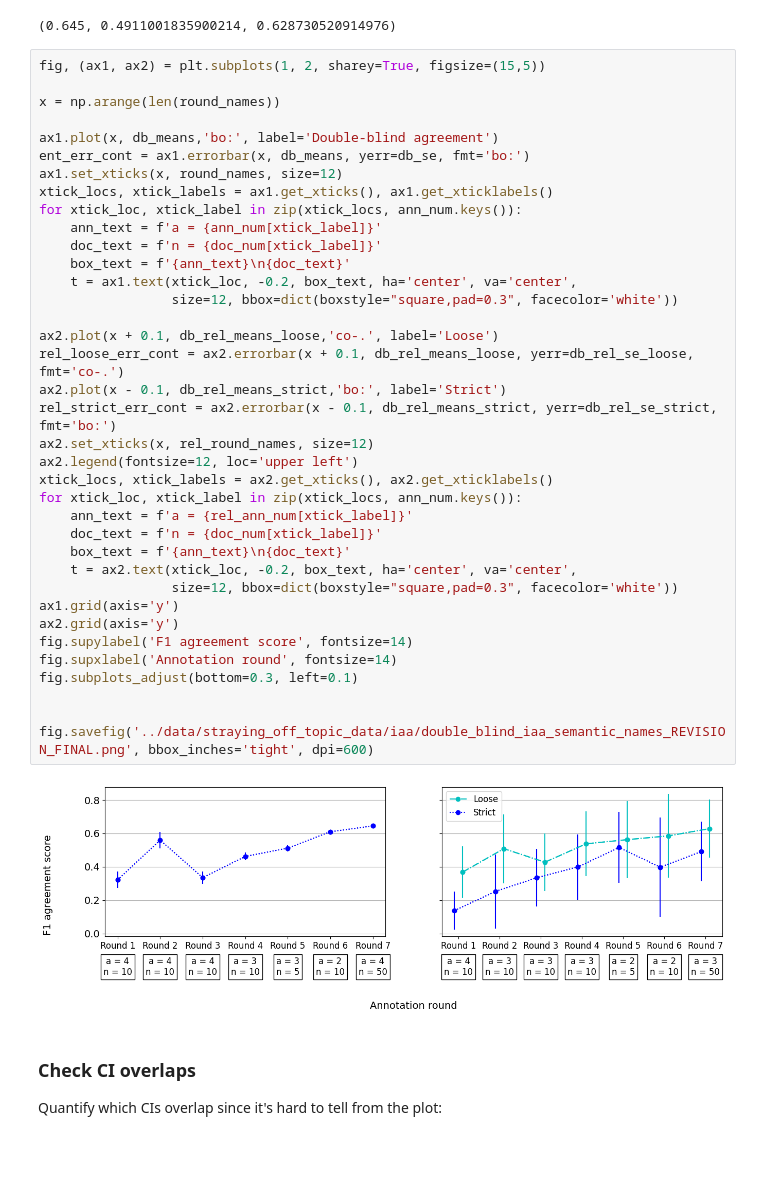
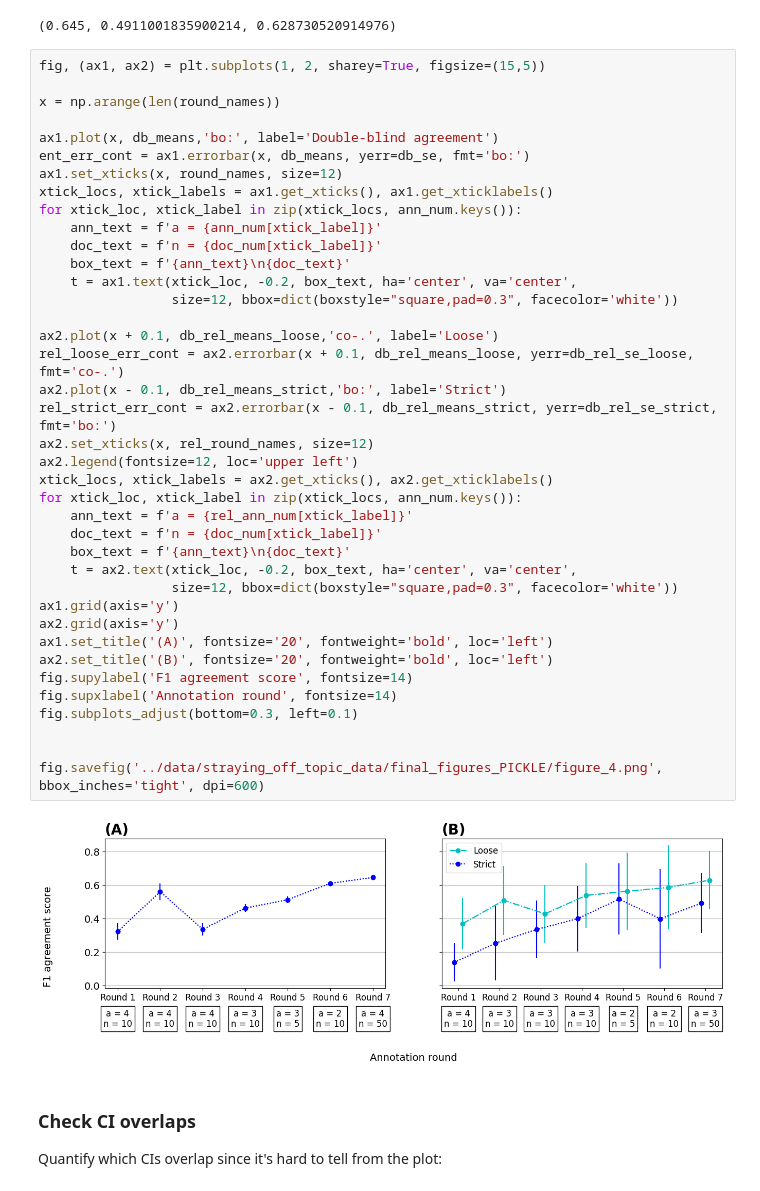
Before and after one commit to ShiuLab/pickle-corpus-code, a Jupyter notebook: jupyter_notebooks/annotator_agreement_visualizations.ipynb, the cells around one changed output. Drawn from its saved outputs; the diff is of its cells as text; blank space fills up the shorter version.

Commit message:
Final figure changes for publication formatting

```diff
--- a/jupyter_notebooks/annotator_agreement_visualizations.ipynb
+++ b/jupyter_notebooks/annotator_agreement_visualizations.ipynb
@@ -270,35 +270,37 @@ ent_err_cont = ax1.errorbar(x, db_means, yerr=db_se, fmt='bo:')
 ax1.set_xticks(x, round_names, size=12)
 xtick_locs, xtick_labels = ax1.get_xticks(), ax1.get_xticklabels()
 for xtick_loc, xtick_label in zip(xtick_locs, ann_num.keys()):
     ann_text = f'a = {ann_num[xtick_label]}'
     doc_text = f'n = {doc_num[xtick_label]}'
     box_text = f'{ann_text}\n{doc_text}'
     t = ax1.text(xtick_loc, -0.2, box_text, ha='center', va='center',
                  size=12, bbox=dict(boxstyle="square,pad=0.3", facecolor='white'))
 
 ax2.plot(x + 0.1, db_rel_means_loose,'co-.', label='Loose')
 rel_loose_err_cont = ax2.errorbar(x + 0.1, db_rel_means_loose, yerr=db_rel_se_loose, fmt='co-.')
 ax2.plot(x - 0.1, db_rel_means_strict,'bo:', label='Strict')
 rel_strict_err_cont = ax2.errorbar(x - 0.1, db_rel_means_strict, yerr=db_rel_se_strict, fmt='bo:')
 ax2.set_xticks(x, rel_round_names, size=12)
 ax2.legend(fontsize=12, loc='upper left')
 xtick_locs, xtick_labels = ax2.get_xticks(), ax2.get_xticklabels()
 for xtick_loc, xtick_label in zip(xtick_locs, ann_num.keys()):
     ann_text = f'a = {rel_ann_num[xtick_label]}'
     doc_text = f'n = {doc_num[xtick_label]}'
     box_text = f'{ann_text}\n{doc_text}'
     t = ax2.text(xtick_loc, -0.2, box_text, ha='center', va='center',
                  size=12, bbox=dict(boxstyle="square,pad=0.3", facecolor='white'))
 ax1.grid(axis='y')
 ax2.grid(axis='y')
+ax1.set_title('(A)', fontsize='20', fontweight='bold', loc='left')
+ax2.set_title('(B)', fontsize='20', fontweight='bold', loc='left')
 fig.supylabel('F1 agreement score', fontsize=14)
 fig.supxlabel('Annotation round', fontsize=14)
 fig.subplots_adjust(bottom=0.3, left=0.1)
 
 
-fig.savefig('../data/straying_off_topic_data/iaa/double_blind_iaa_semantic_names_REVISION_FINAL.png', bbox_inches='tight', dpi=600)
+fig.savefig('../data/straying_off_topic_data/final_figures_PICKLE/figure_4.png', bbox_inches='tight', dpi=600)
 # %% [output]
-[figure, old version]
+[figure, new version]
 # %% [markdown]
 ### Check CI overlaps
 Quantify which CIs overlap since it's hard to tell from the plot:
```
Also changed, not shown: 4 other files.
